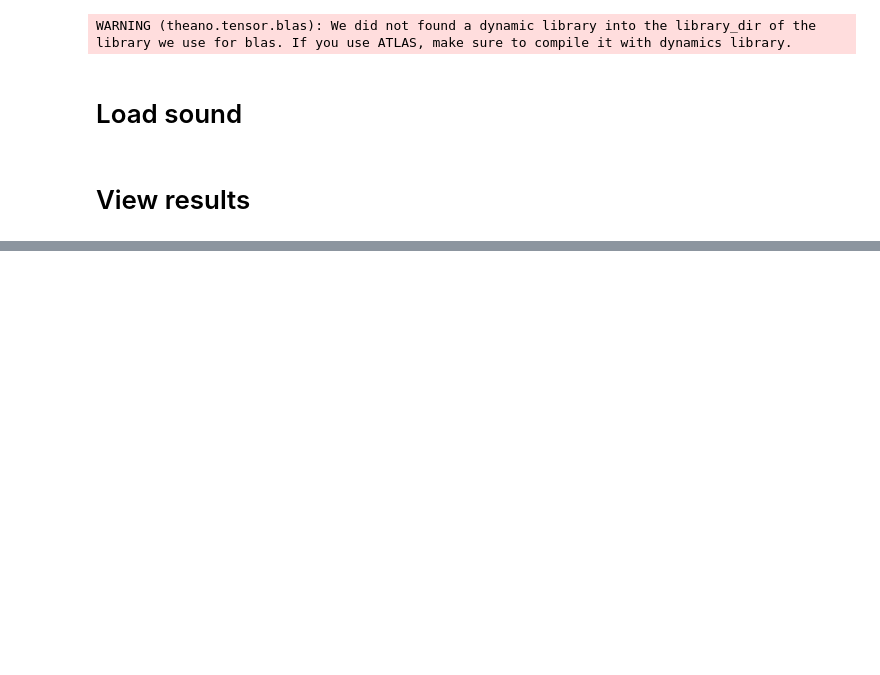
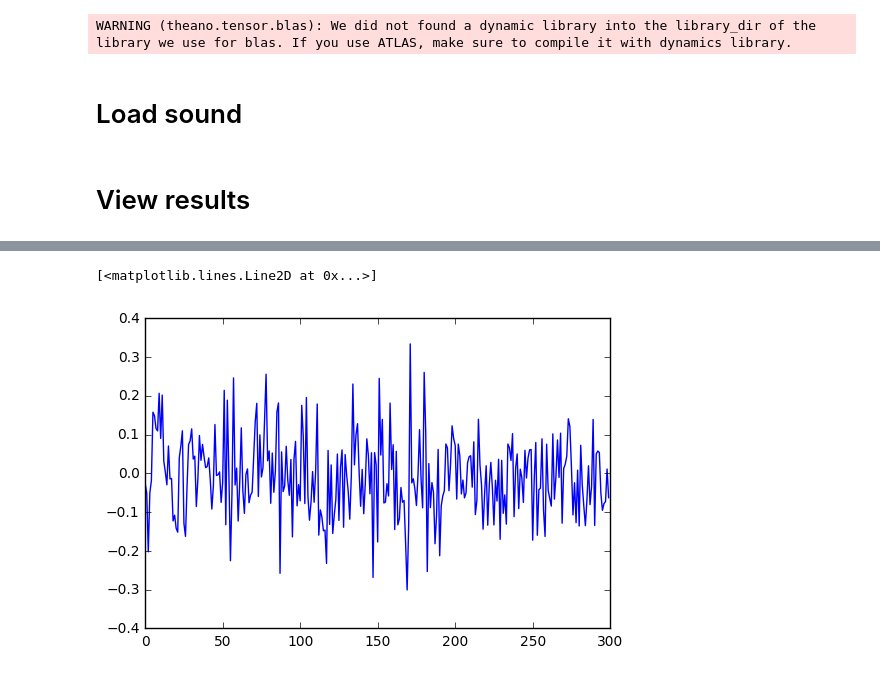
Before and after one commit to voice2vec/voicetools, a Jupyter notebook: workbanches/clear/example.ipynb, the cells around one changed output, grey strips where cells are left out. Cells and saved outputs as stored; diff of their text form; code cells hidden in the pictures; blank space fills up the shorter version.

```diff
--- a/workbanches/clear/example.ipynb
+++ b/workbanches/clear/example.ipynb
@@ -80,0 +102,5 @@ def distance_sq(x1, x2):
+# %%
+plt.plot(_all_[0])
+# %% [output]
+[<matplotlib.lines.Line2D at 0x...>]
+[figure, added]
```
Also changed, not shown: parts of 19 cells of this notebook, 9 other files.
